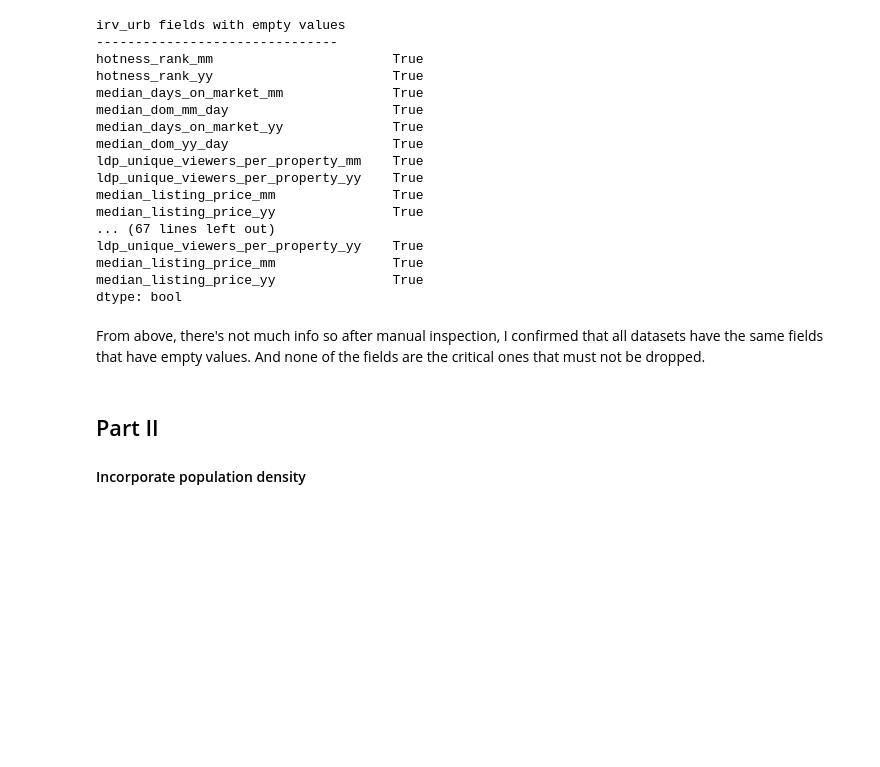
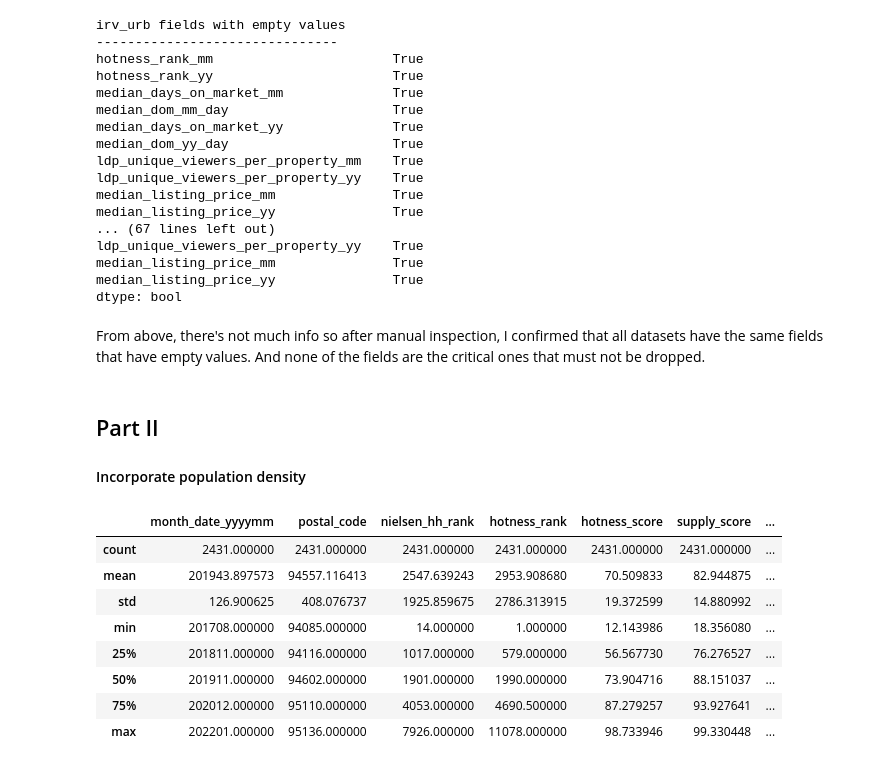
Before and after one commit to evantilu/Proptech-Project, a Jupyter notebook: data_processing.ipynb, the cells around one changed output. Drawn from its saved outputs; the diff is of its cells as text; code cells hidden in the pictures; blank space fills up the shorter version.

```diff
--- a/data_processing.ipynb
+++ b/data_processing.ipynb
@@ -83,8 +90,47 @@ dtype: bool
 # %% [markdown]
 From above, there's not much info so after manual inspection, I confirmed that all datasets have the
 same fields that have empty values. And none of the fields are the critical ones that must not be dropped.
+# %%
+'''drop incomplete (bc they are also not necessary) columns'''
+
+to_drop = ['hotness_rank_mm', 'hotness_rank_yy', 'median_days_on_market_mm', 'median_dom_mm_day', 'median_days_on_market_yy',
+    'median_dom_yy_day', 'ldp_unique_viewers_per_property_mm', 'ldp_unique_viewers_per_property_yy',
+    'median_listing_price_mm', 'median_listing_price_yy']
+
+irv_sub = irv_sub.drop(to_drop, axis=1)
+irv_urb = irv_urb.drop(to_drop, axis=1)
+san_diego_sub = san_diego_sub.drop(to_drop, axis=1)
+san_diego_urb = san_diego_urb.drop(to_drop, axis=1)
+san_fran_urb = san_fran_urb.drop(to_drop, axis=1)
+san_fran_sub = san_fran_sub.drop(to_drop, axis=1)
 # %% [markdown]
 ## Part II
 #### Incorporate population density
+# %%
+'''
+concatenate original urban and suburban datasets
+and rename zip code code col to zipcode
+'''
+
+irv = pd.concat([irv_urb, irv_sub])
+irv = irv.rename({'zip_code': 'zipcode'}, axis=1)
+
+san_diego = pd.concat([san_diego_urb, san_diego_sub])
+san_diego = san_diego.rename({'zip_code': 'zipcode'}, axis=1)
+
+san_fran = pd.concat([san_fran_urb, san_fran_sub])
+san_fran = san_fran.rename({'zip_code': 'zipcode'}, axis=1)
+
+san_fran.describe()
+# %% [output]
+|  | month_date_yyyymm | postal_code | nielsen_hh_rank | hotness_rank | hotness_score | supply_score | ... |
+| count | 2431.000000 | 2431.000000 | 2431.000000 | 2431.000000 | 2431.000000 | 2431.000000 | ... |
+| mean | 201943.897573 | 94557.116413 | 2547.639243 | 2953.908680 | 70.509833 | 82.944875 | ... |
+| std | 126.900625 | 408.076737 | 1925.859675 | 2786.313915 | 19.372599 | 14.880992 | ... |
+| min | 201708.000000 | 94085.000000 | 14.000000 | 1.000000 | 12.143986 | 18.356080 | ... |
+| 25% | 201811.000000 | 94116.000000 | 1017.000000 | 579.000000 | 56.567730 | 76.276527 | ... |
+| 50% | 201911.000000 | 94602.000000 | 1901.000000 | 1990.000000 | 73.904716 | 88.151037 | ... |
+| 75% | 202012.000000 | 95110.000000 | 4053.000000 | 4690.500000 | 87.279257 | 93.927641 | ... |
+| max | 202201.000000 | 95136.000000 | 7926.000000 | 11078.000000 | 98.733946 | 99.330448 | ... |
 # %%
 '''read in population density file'''
```
Also changed, not shown: parts of 18 cells of this notebook, 8 other files.
